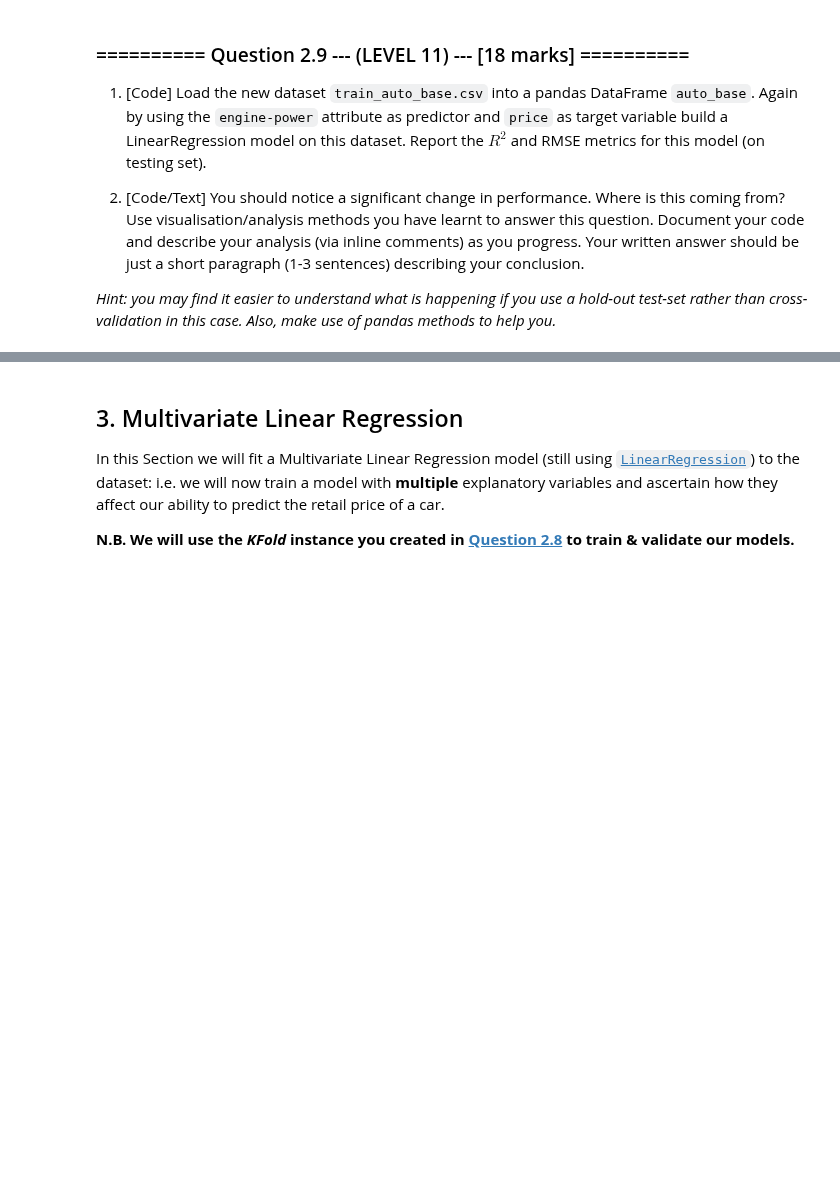
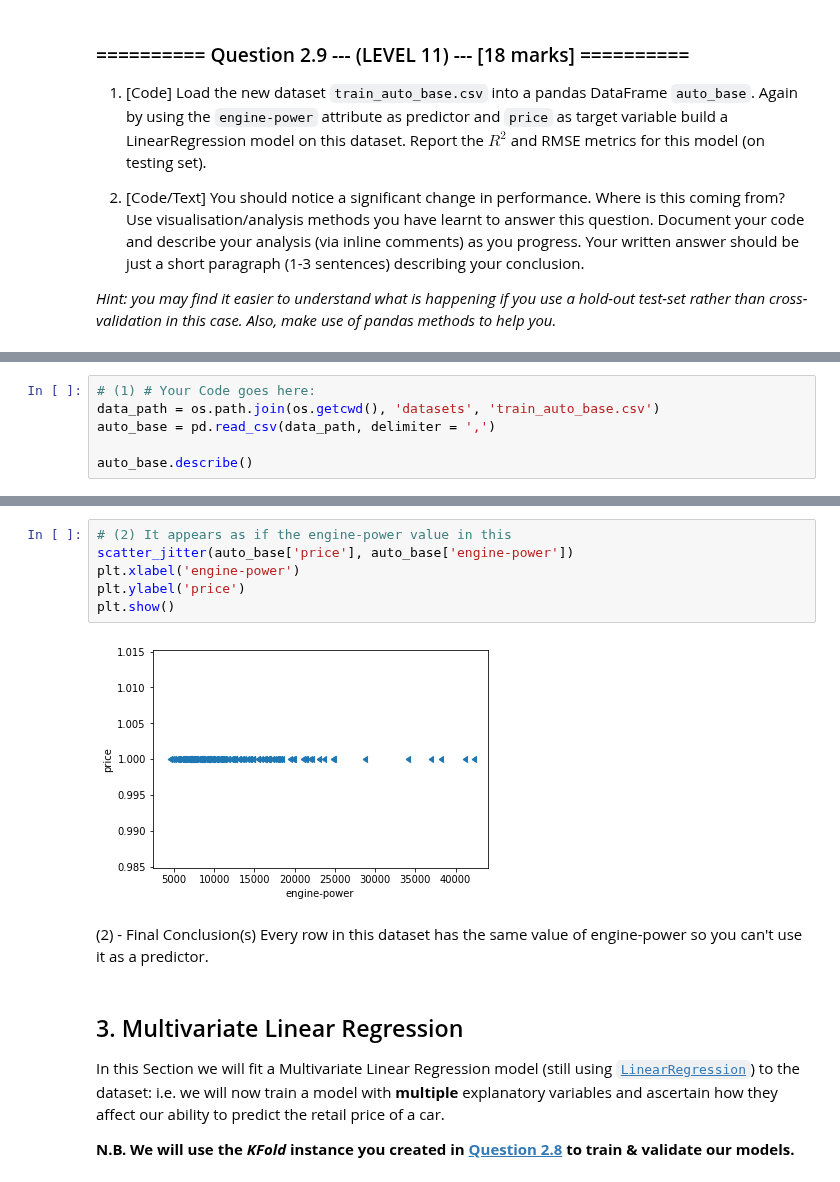
Before and after one commit to tjcdev/iaml, a Jupyter notebook: Assignments/02_LinearRegression.ipynb, the cells around one changed output, grey strips where cells are left out. Drawn from its saved outputs; the diff is of its cells as text; blank space fills up the shorter version.

```diff
--- a/Assignments/02_LinearRegression.ipynb
+++ b/Assignments/02_LinearRegression.ipynb
@@ -435,0 +429,6 @@ print(mean_squared_error(auto_numeric['price'], y_pred))
+# %%
+# (1) # Your Code goes here:
+data_path = os.path.join(os.getcwd(), 'datasets', 'train_auto_base.csv')
+auto_base = pd.read_csv(data_path, delimiter = ',')
+
+auto_base.describe()
@@ -436,3 +468,14 @@ print(mean_squared_error(auto_numeric['price'], y_pred))
+# %%
+# (2) It appears as if the engine-power value in this
+scatter_jitter(auto_base['price'], auto_base['engine-power'])
+plt.xlabel('engine-power')
+plt.ylabel('price')
+plt.show()
+# %% [output]
+[figure, added]
+# %% [markdown]
+(2) - Final Conclusion(s)
+Every row in this dataset has the same value of engine-power so you can't use it as a predictor.
 # %% [markdown]
 ## 3. Multivariate Linear Regression
 In this Section we will fit a Multivariate Linear Regression model (still using [`LinearRegression`](http://scikit-learn.org/0.19/modules/generated/sklearn.linear_model.LinearRegression.html)) to the dataset: i.e. we will now train a model with **multiple** explanatory variables and ascertain how they affect our ability to predict the retail price of a car.
```
Also changed, not shown: parts of 7 cells of this notebook.
